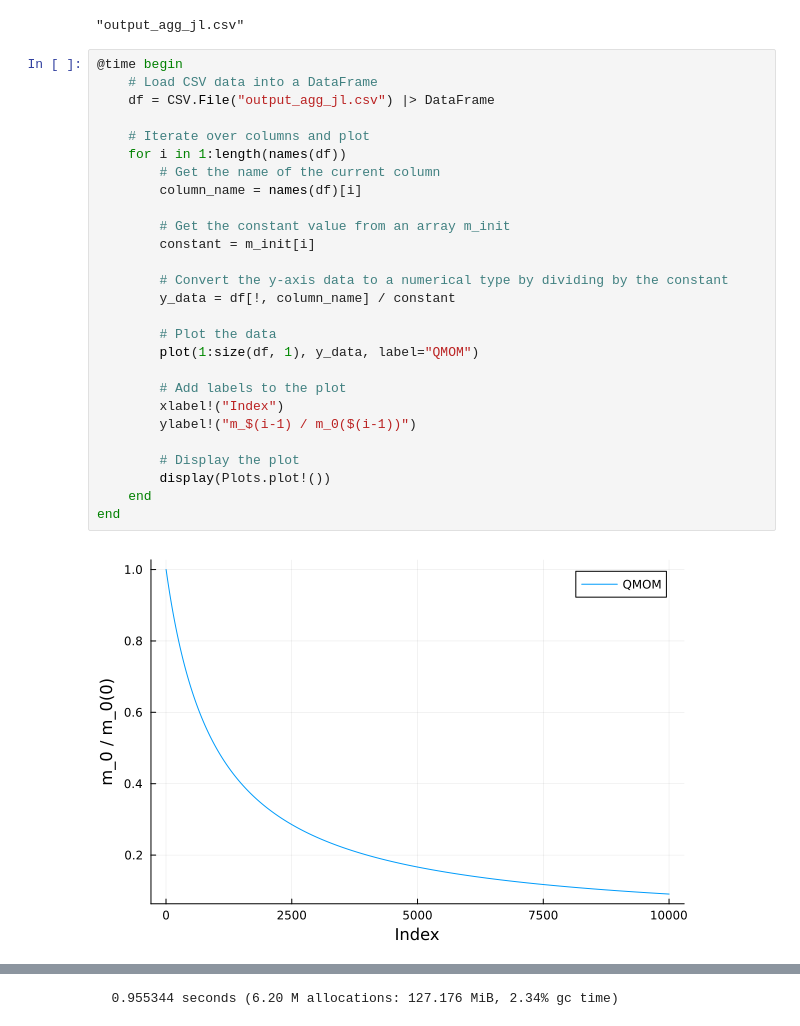
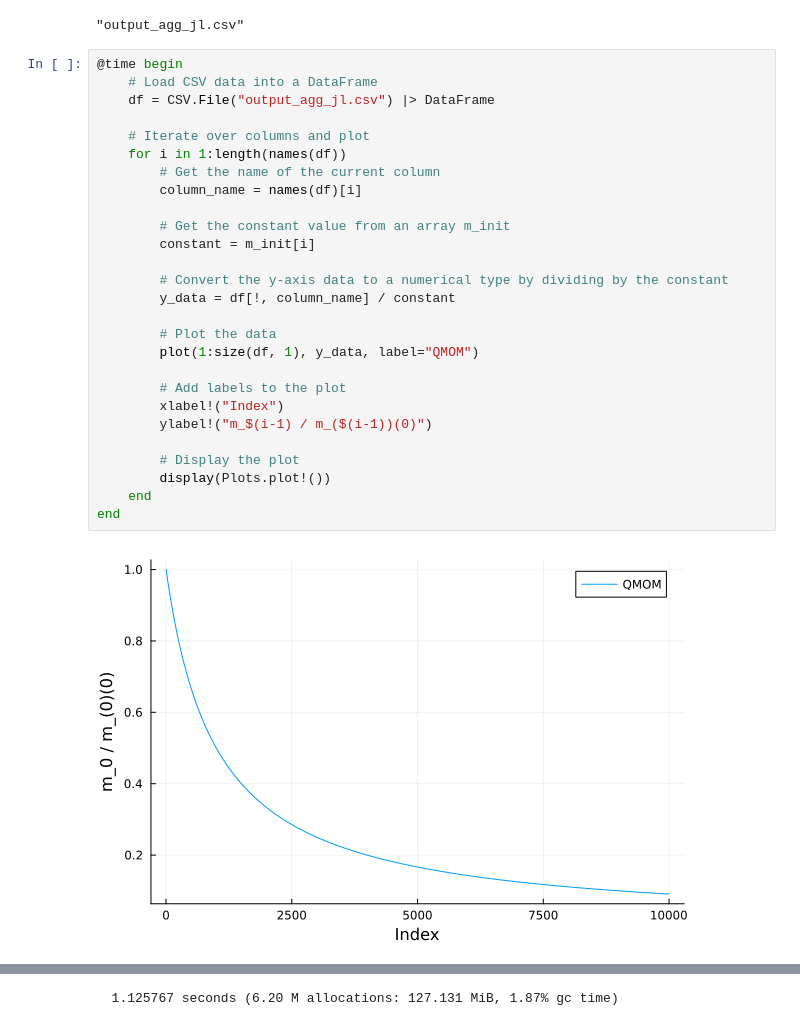
Before and after one commit to chandresh-soni/MTP-Code, a Jupyter notebook: QMOM-0d-aggregation.ipynb, the cells around one changed output, grey strips where cells are left out. Cells and saved outputs as stored; diff of their text form.

```diff
--- a/QMOM-0d-aggregation.ipynb
+++ b/QMOM-0d-aggregation.ipynb
@@ -122,29 +122,29 @@ end
 # %%
 @time begin
     # Load CSV data into a DataFrame
     df = CSV.File("output_agg_jl.csv") |> DataFrame
 
     # Iterate over columns and plot
     for i in 1:length(names(df))
         # Get the name of the current column
         column_name = names(df)[i]
 
         # Get the constant value from an array m_init
         constant = m_init[i]
 
         # Convert the y-axis data to a numerical type by dividing by the constant
         y_data = df[!, column_name] / constant
 
         # Plot the data
         plot(1:size(df, 1), y_data, label="QMOM")
 
         # Add labels to the plot
         xlabel!("Index")
-        ylabel!("m_$(i-1) / m_0($(i-1))")
+        ylabel!("m_$(i-1) / m_($(i-1))(0)")
 
         # Display the plot
         display(Plots.plot!())
     end
 end
 # %% [output]
-[figure, old version]
+[figure, new version]
@@ -156 +156 @@ end
-  0.955344 seconds (6.20 M allocations: 127.176 MiB, 2.34% gc time)
+  1.125767 seconds (6.20 M allocations: 127.131 MiB, 1.87% gc time)
```
Also changed, not shown: parts of 1 cell of this notebook, 2 other files.
